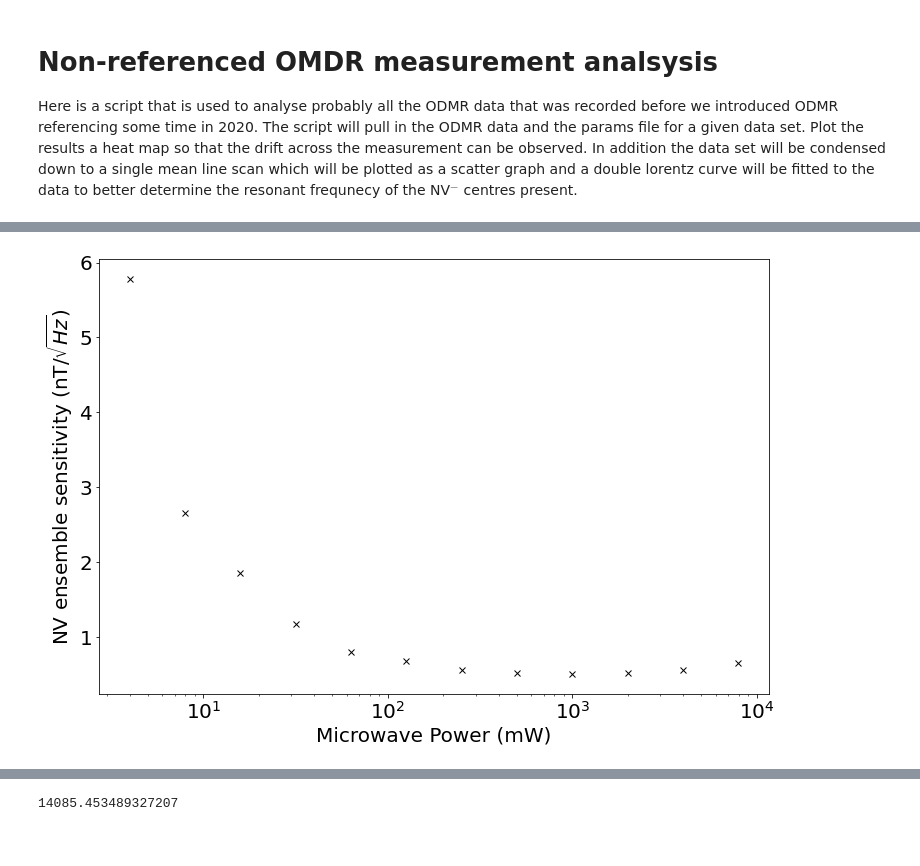
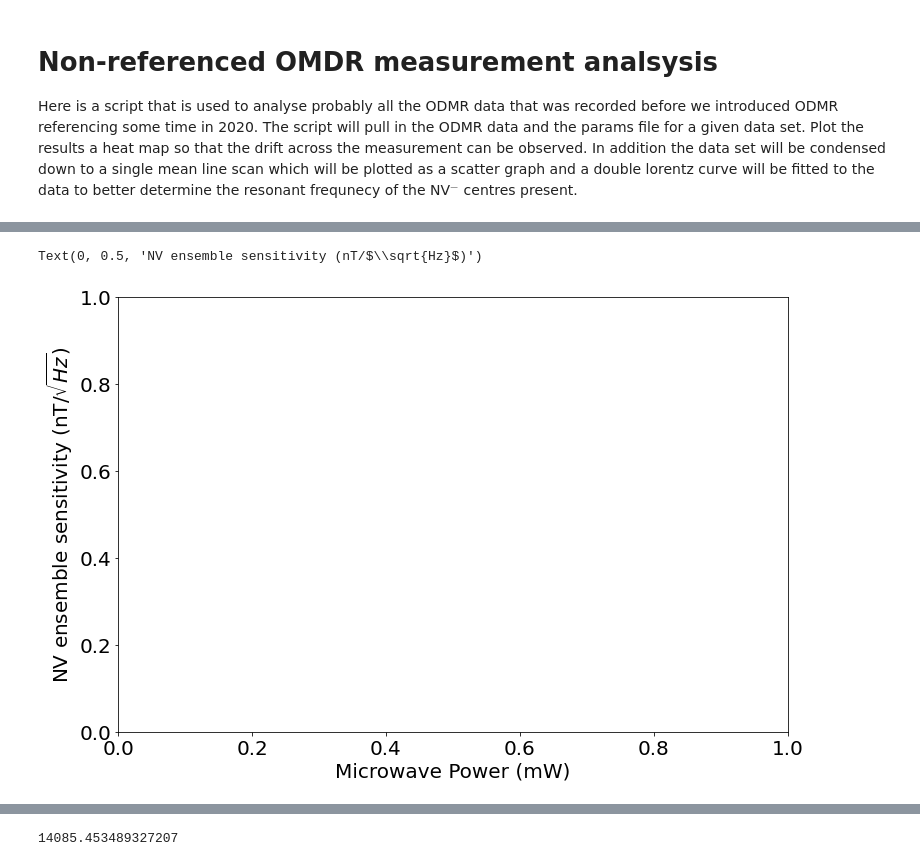
Before and after one commit to Corbyn93/Ryans_Python_Scripts, a Jupyter notebook: Ryan's Jupyter stuff/Thesis code/Non-Reference ODMR/non-referenced_odmr.ipynb, the cells around one changed output, grey strips where cells are left out. Drawn from its saved outputs; the diff is of its cells as text; code cells hidden in the pictures.

Commit message:
14-03-2022 back up
Just a back-up

```diff
--- a/Ryan's Jupyter stuff/Thesis code/Non-Reference ODMR/non-referenced_odmr.ipynb
+++ b/Ryan's Jupyter stuff/Thesis code/Non-Reference ODMR/non-referenced_odmr.ipynb
@@ -209,37 +236,40 @@ def linear(x, m , c):
 #FWHM = np.array(FWHM)*1000
 #error_FWHM = np.array(error_FWHM)*1000
 set_plot_params()
 power = np.array([39, 36, 33, 30, 27, 24, 21, 18, 15, 12, 9, 6])
 power_mW = 10**(power/10)
 #print(np.array(FWHM).shape)
 #print(power_mW)
 #print(np.array(error_FWHM).shape)
 p0 = [1,1]
 #linear_fit, linear_error = opt.curve_fit(linear, np.sqrt(power_mW), FWHM,  p0, sigma = error_FWHM)
 #y = linear(np.sqrt(power_mW), linear_fit[0], linear_fit[1])
 
 #print(linear_fit)
 
 #fig, ax = plot.subplots()
 #plot.errorbar(np.sqrt(power_mW), FWHM, np.array(error_FWHM), color = 'k', marker = 'x',
 #             linestyle = '', label = 'Mean FWHM measurement')
 #plot.plot(np.sqrt(power_mW), y, color = 'k', label = 'Linear fit')
 #plot.xlabel(r'$\sqrt{Microwave ~power}$' + r' (mW$^{\frac{1}{2}})$')
 #plot.ylabel('FWHM (MHz)')
 #plot.legend()
 #fig.savefig('H:\\My Documents\\Strathclyde_Back_up\\Thesis and Planning\\Thesis_plots\\20210607\\FWHM_vs_sqrt_microwave_power.pdf')
 
 #eta.append(dc_sensitivity(FWHM, fitted_contrast, fit_params[6]))
 
 fig3, ax3 = plot.subplots()
-plot.semilogx(power_mW, np.array(eta)*10**9*(1/np.sqrt(500)), color = 'k', marker = 'x',
-             linestyle = '')
+#plot.semilogx(power_mW, np.array(eta)*10**9*(1/np.sqrt(500)), color = 'k', marker = 'x',
+ #            linestyle = '')
 plot.xlabel('Microwave Power (mW)')
 plot.ylabel(r'NV ensemble sensitivity (nT/$\sqrt{Hz}$)')
+
+
 #plot.axis([3, 40, 0, 140])
-fig3.savefig('H:\\My Documents\\Strathclyde_Back_up\\Thesis and Planning\\Thesis_plots\\20210607\\Sensitivity_measurement.pdf')
+#fig3.savefig('H:\\My Documents\\Strathclyde_Back_up\\Thesis and Planning\\Thesis_plots\\20210607\\Sensitivity_measurement.pdf')
 # %% [output]
+Text(0, 0.5, 'NV ensemble sensitivity (nT/$\\sqrt{Hz}$)')
-[figure, old version]
+[figure, new version]
 # %%
 def sin_wave(f, A, B, C,D):
 
```
Also changed, not shown: parts of 9 cells of this notebook, 6 other files.
